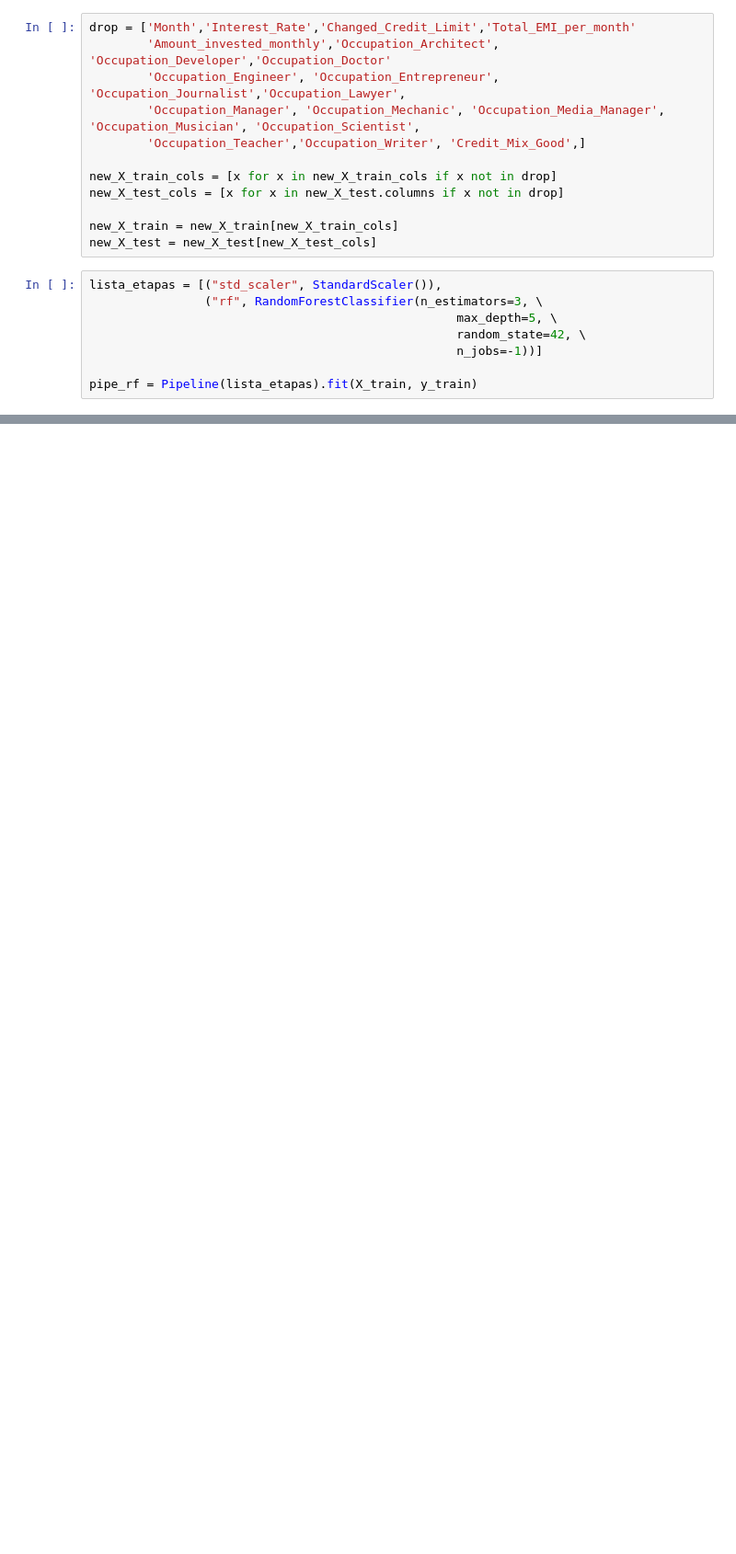
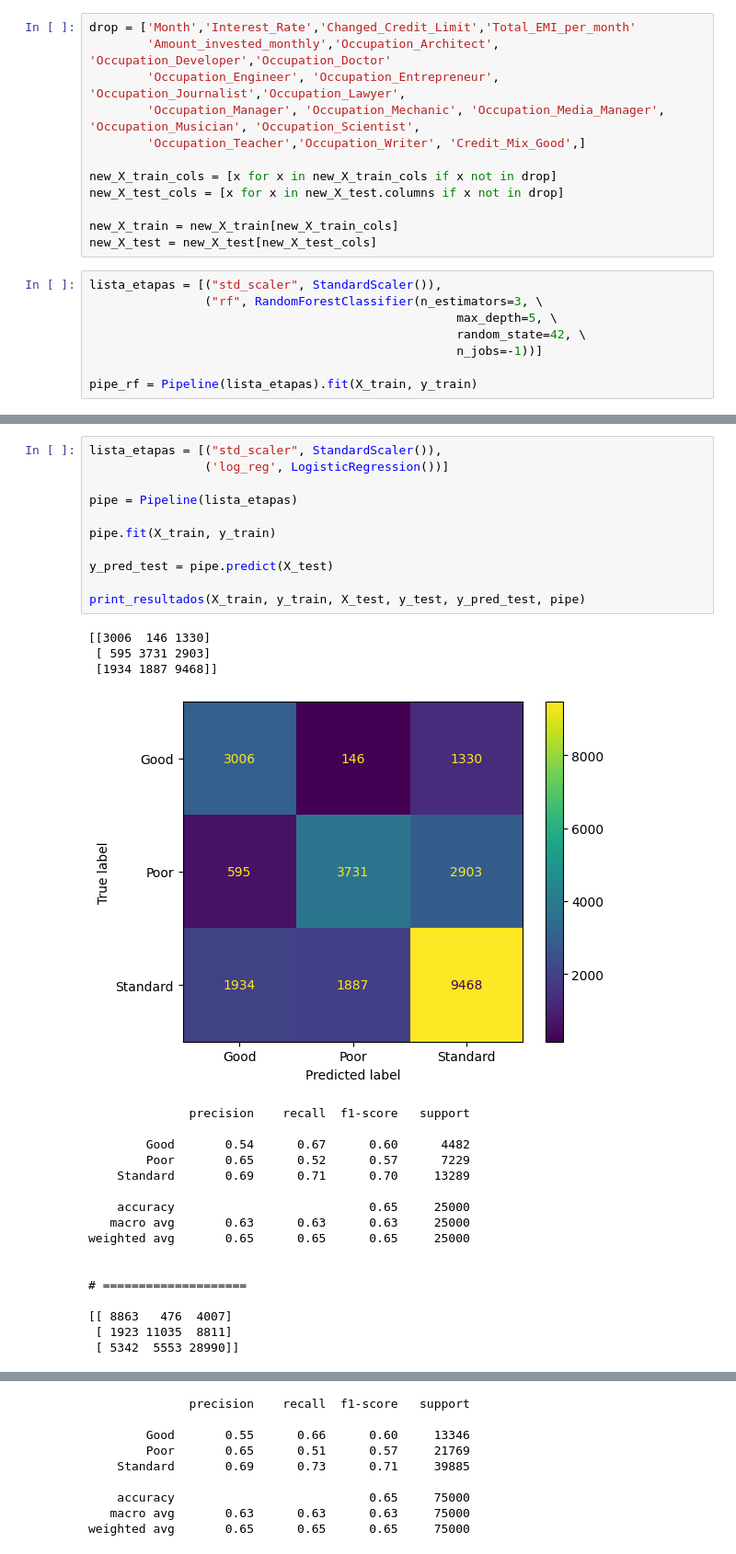
Before and after one commit to jpdefo/Credit-Score-Analysis, a Jupyter notebook: credit_score.ipynb, the cells around one changed output, grey strips where cells are left out. Shown at 92% size. Saved outputs shown, nothing was run; the diff lists cells and outputs as text; blank space fills up the shorter version.

```diff
--- a/credit_score.ipynb
+++ b/credit_score.ipynb
@@ -2379,0 +2428,32 @@ KeyboardInterrupt:
+# %%
+lista_etapas = [("std_scaler", StandardScaler()),
+                ('log_reg', LogisticRegression())]
+
+pipe = Pipeline(lista_etapas)
+
+pipe.fit(X_train, y_train)
+
+y_pred_test = pipe.predict(X_test)
+
+print_resultados(X_train, y_train, X_test, y_test, y_pred_test, pipe)
+# %% [output]
+[[3006  146 1330]
+ [ 595 3731 2903]
+ [1934 1887 9468]]
+[figure, added]
+              precision    recall  f1-score   support
+
+        Good       0.54      0.67      0.60      4482
+        Poor       0.65      0.52      0.57      7229
+    Standard       0.69      0.71      0.70     13289
+
+    accuracy                           0.65     25000
+   macro avg       0.63      0.63      0.63     25000
+weighted avg       0.65      0.65      0.65     25000
+
+
+# ====================
+
+[[ 8863   476  4007]
+ [ 1923 11035  8811]
+ [ 5342  5553 28990]]
@@ -2379,0 +2461,9 @@ KeyboardInterrupt:
+              precision    recall  f1-score   support
+
+        Good       0.55      0.66      0.60     13346
+        Poor       0.65      0.51      0.57     21769
+    Standard       0.69      0.73      0.71     39885
+
+    accuracy                           0.65     75000
+   macro avg       0.63      0.63      0.63     75000
+weighted avg       0.65      0.65      0.65     75000
```
Also changed, not shown: parts of 29 cells of this notebook.
